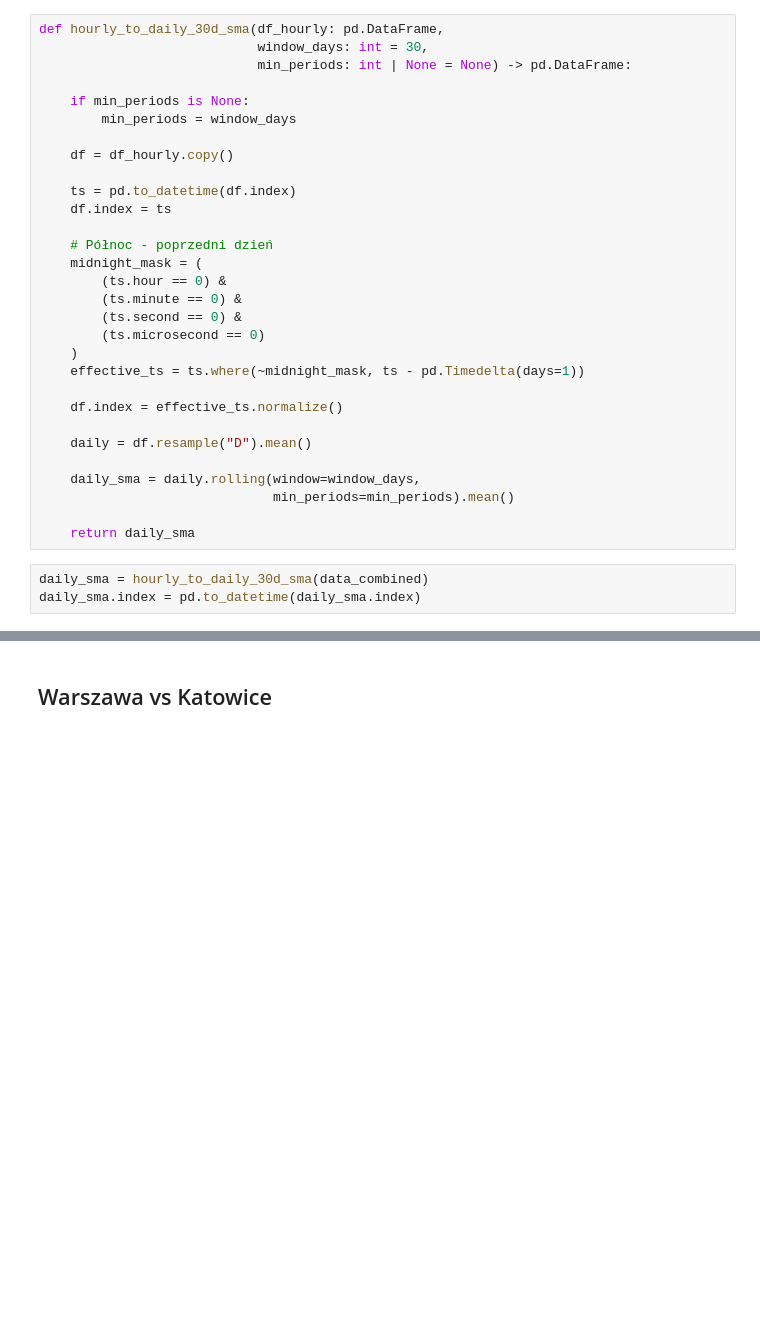
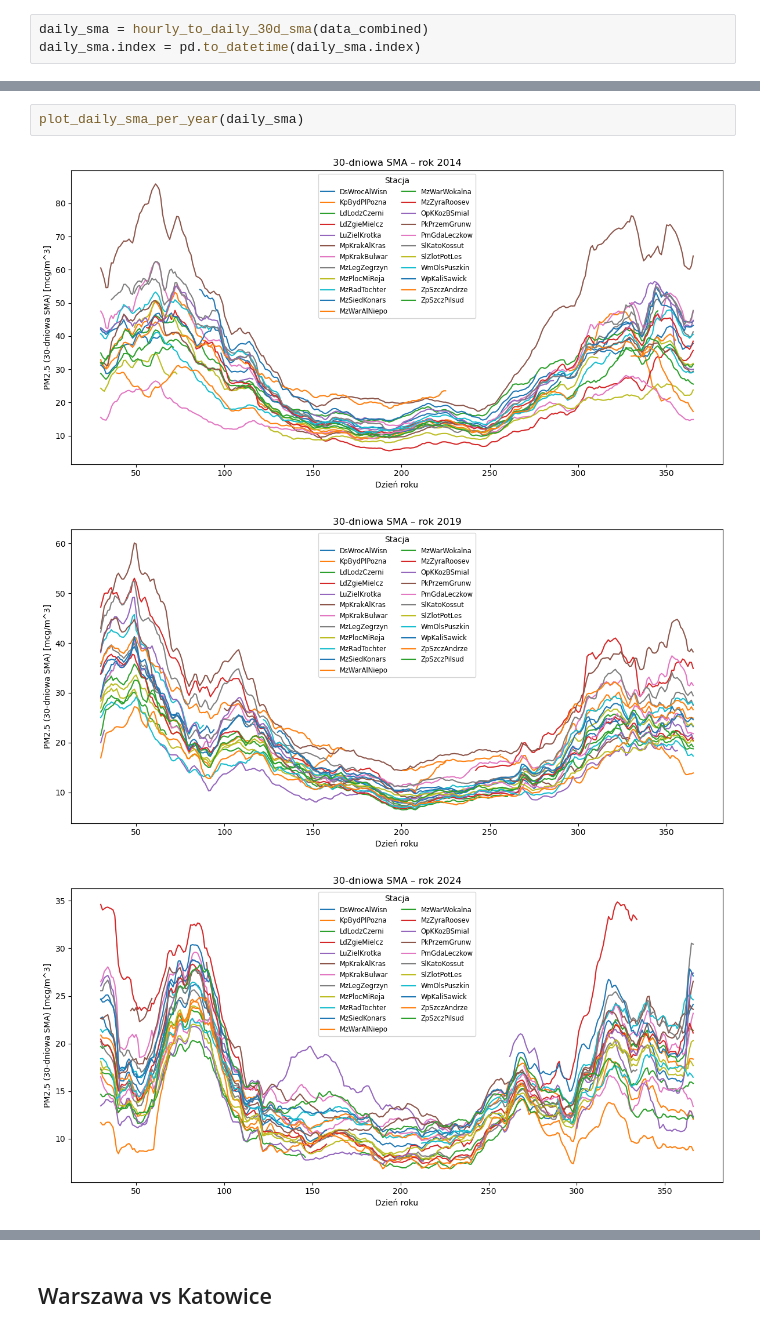
Before and after one commit to vardwyn/ZTP_projekt3, a Jupyter notebook: analiza.ipynb, the cells around one changed output, grey strips where cells are left out. Saved outputs shown, nothing was run; the diff lists cells and outputs as text; blank space fills up the shorter version.

```diff
--- a/analiza.ipynb
+++ b/analiza.ipynb
@@ -979,35 +357,5 @@ plt.show()
 # %% [markdown]
 ### SMA
-# %%
-def hourly_to_daily_30d_sma(df_hourly: pd.DataFrame,
-                            window_days: int = 30,
-                            min_periods: int | None = None) -> pd.DataFrame:
-
-    if min_periods is None:
-        min_periods = window_days
-
-    df = df_hourly.copy()
-
-    ts = pd.to_datetime(df.index)
-    df.index = ts
-
-    # Północ - poprzedni dzień
-    midnight_mask = (
-        (ts.hour == 0) &
-        (ts.minute == 0) &
-        (ts.second == 0) &
-        (ts.microsecond == 0)
-    )
-    effective_ts = ts.where(~midnight_mask, ts - pd.Timedelta(days=1))
-
-    df.index = effective_ts.normalize()
-
-    daily = df.resample("D").mean()
-
-    daily_sma = daily.rolling(window=window_days,
-                              min_periods=min_periods).mean()
-
-    return daily_sma
 # %%
 daily_sma = hourly_to_daily_30d_sma(data_combined)
 daily_sma.index = pd.to_datetime(daily_sma.index)
@@ -1084,0 +362,6 @@ plt.show()
+# %%
+plot_daily_sma_per_year(daily_sma)
+# %% [output]
+[figure, added]
+[figure, added]
+[figure, added]
```
Also changed, not shown: parts of 35 cells of this notebook, 15 other files.
